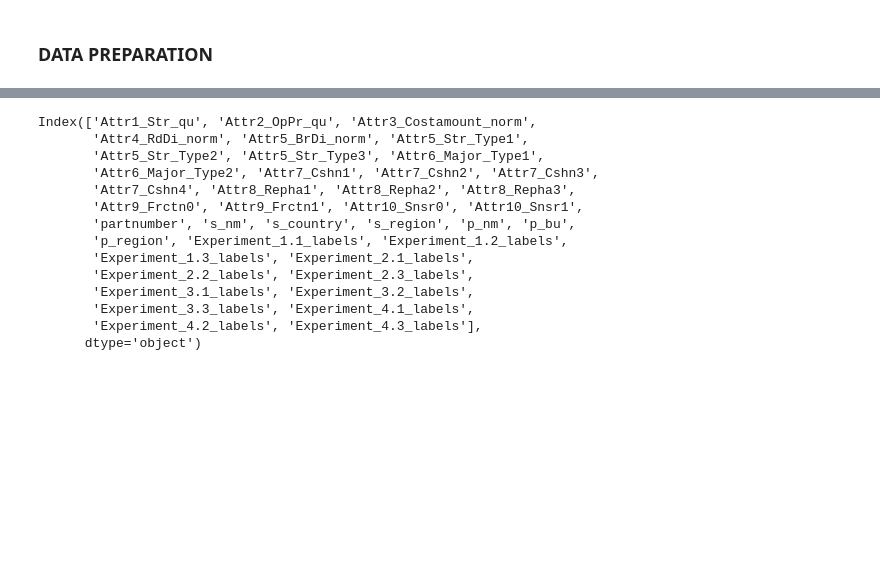
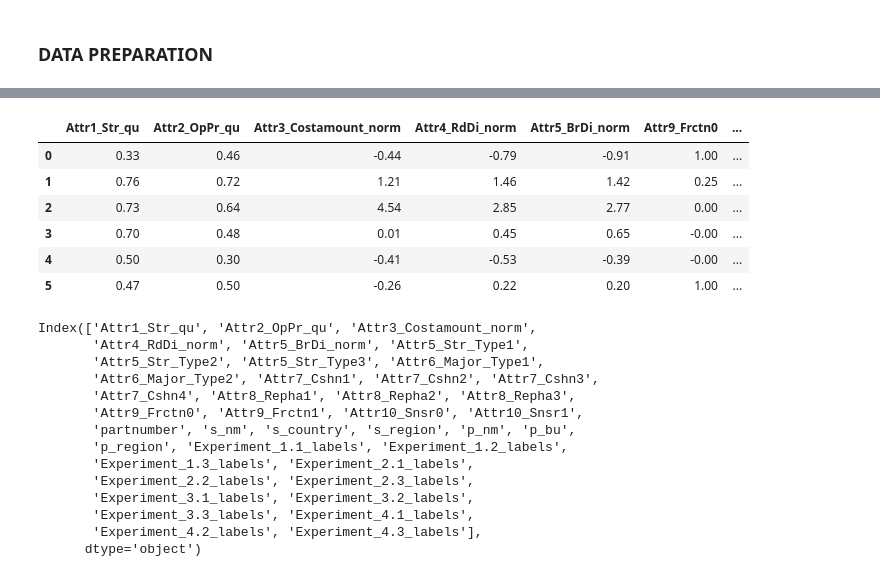
Before and after one commit to prasiyer/SKU_Clusters, a Jupyter notebook: Code/CMD_Cluster_Model.ipynb, the cells around one changed output, grey strips where cells are left out. Saved outputs shown, nothing was run; the diff lists cells and outputs as text; code cells hidden in the pictures; blank space fills up the shorter version.

```diff
--- a/Code/CMD_Cluster_Model.ipynb
+++ b/Code/CMD_Cluster_Model.ipynb
@@ -200,0 +221,16 @@ experiment_results
+# %%
+# Get the centroids for k-means clustering with cluster count = 6 and cmd_data[attr_input_subset]
+kmeans = KMeans(6, random_state = 42)
+kmeans.fit(cmd_data[attr_input_subset])
+centroids = pd.DataFrame(kmeans.cluster_centers_, columns = attr_input_subset)
+# %%
+# display the centroids with precision of 2 decimal places
+centroids.style.format(precision = 2)
+# %% [output]
+|  | Attr1_Str_qu | Attr2_OpPr_qu | Attr3_Costamount_norm | Attr4_RdDi_norm | Attr5_BrDi_norm | Attr9_Frctn0 | ... |
+| 0 | 0.33 | 0.46 | -0.44 | -0.79 | -0.91 | 1.00 | ... |
+| 1 | 0.76 | 0.72 | 1.21 | 1.46 | 1.42 | 0.25 | ... |
+| 2 | 0.73 | 0.64 | 4.54 | 2.85 | 2.77 | 0.00 | ... |
+| 3 | 0.70 | 0.48 | 0.01 | 0.45 | 0.65 | -0.00 | ... |
+| 4 | 0.50 | 0.30 | -0.41 | -0.53 | -0.39 | -0.00 | ... |
+| 5 | 0.47 | 0.50 | -0.26 | 0.22 | 0.20 | 1.00 | ... |
```
Also changed, not shown: parts of 5 cells of this notebook, 1 other file.
